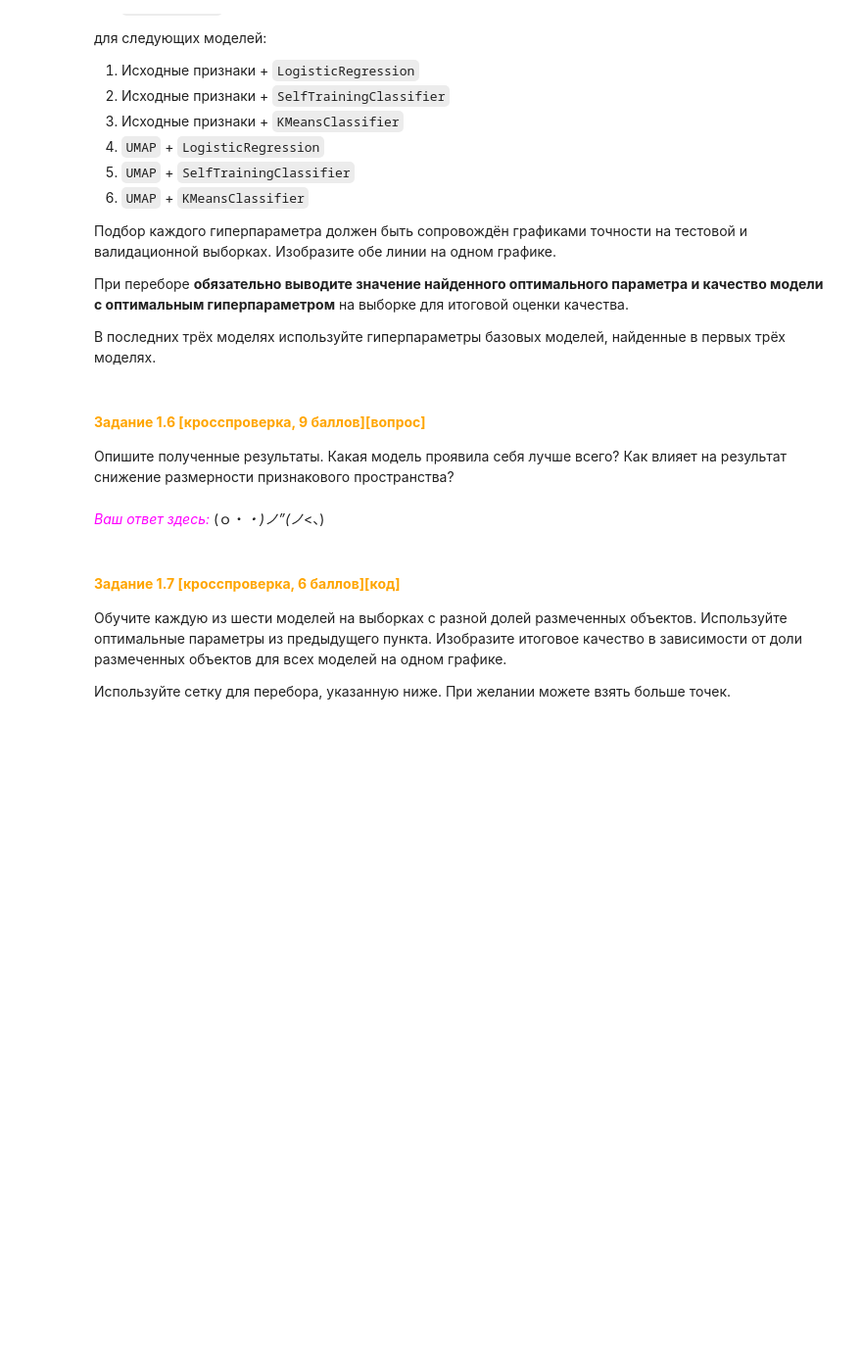
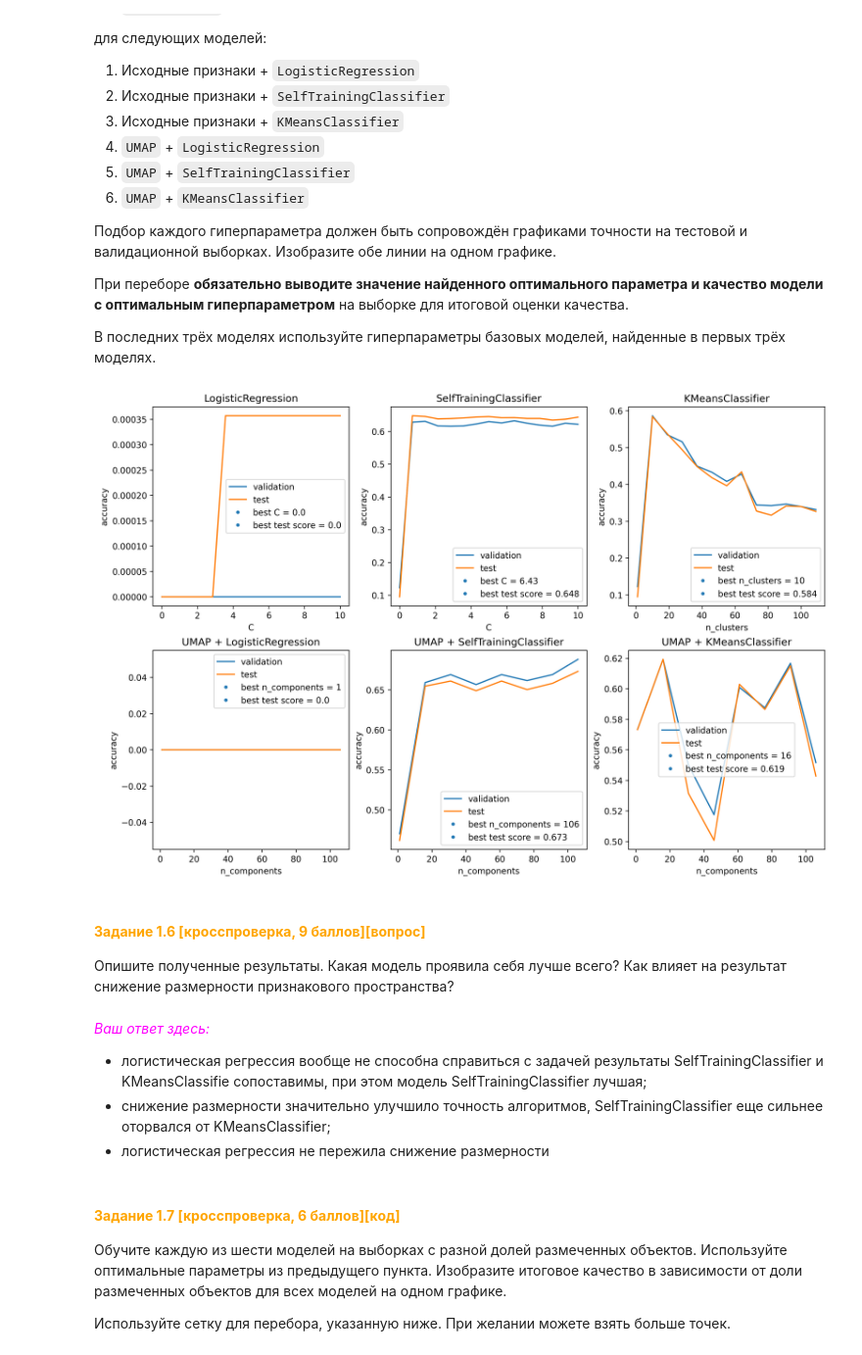
Before and after one commit to Vinaria/ML, a Jupyter notebook: semisupervised learning/SemiSupervised.ipynb, the cells around one changed output. Shown at 98% size. Saved outputs shown, nothing was run; the diff lists cells and outputs as text; code cells hidden in the pictures; blank space fills up the shorter version.

```diff
--- a/semisupervised learning/SemiSupervised.ipynb
+++ b/semisupervised learning/SemiSupervised.ipynb
@@ -451,7 +558,10 @@ matplotlib.rcParams['figure.dpi'] = 300
 # %%
 fraction_of_labeled = 0.01
 # %%
-# Ваш код здесь:＼(º □ º l|l)/
+_, unlabeled_indices = train_test_split(np.arange(mnist_labels_train.shape[0]), train_size=fraction_of_labeled)
+mnist_new_labels_train = mnist_labels_train.copy()
+mnist_new_labels_train[unlabeled_indices] = -1
+mnist_data_valid, mnist_data_new_test, mnist_labels_valid, mnist_labels_new_test = train_test_split(mnist_data_test, mnist_labels_test, train_size=0.3)
 # %% [markdown]
 #### <font color='orange'>**Задание 1.5 [кросспроверка, 9 баллов][код]**</font>
 
@@ -479,9 +643,50 @@ fraction_of_labeled = 0.01
+# %%
+fig, (ax1, ax2) = plt.subplots(2, 3, figsize=(12, 8), layout='constrained')
+
+for i, model in enumerate(model_grid):
+  if i < 2:
+    grid = C_grid
+    param_name = 'C'
+  else:
+    grid = n_clusters_grid
+    param_name = 'n_clusters'
+
+  ax1[i].plot(grid, total_results[i][0], label='validation')
+  ax1[i].plot(grid, total_results[i][1], label='test')
+  line1 = Line2D([], [], marker='.', linestyle='None', label=f'best {param_name} = {round(best_params[i], 2)}')
+  line2 = Line2D([], [], marker='.', linestyle='None', label=f'best test score = {round(max(total_results[i][1]), 3)}')
+  ax1[i].add_line(line1)
+  ax1[i].add_line(line2)
+  ax1[i].set_title(model)
+  ax1[i].set_xlabel(param_name)
+  ax1[i].set_ylabel('accuracy')
+  ax1[i].legend()
+
+for i, model in enumerate(model_grid):
+  grid = n_components_grid
+  param_name = 'n_components'
+
+  ax2[i].plot(grid, umap_total_results[i][0], label='validation')
+  ax2[i].plot(grid, umap_total_results[i][1], label='test')
+  line1 = Line2D([], [], marker='.', linestyle='None', label=f'best {param_name} = {round(umap_best_params[i], 2)}')
+  line2 = Line2D([], [], marker='.', linestyle='None', label=f'best test score = {round(max(umap_total_results[i][1]), 3)}')
+  ax2[i].add_line(line1)
+  ax2[i].add_line(line2)
+  ax2[i].set_title('UMAP + ' + model)
+  ax2[i].set_xlabel(param_name)
+  ax2[i].set_ylabel('accuracy')
+  ax2[i].legend()
+# %% [output]
+[figure, added]
 # %% [markdown]
 #### <font color='orange'>**Задание 1.6 [кросспроверка, 9 баллов][вопрос]**</font>
 
 Опишите полученные результаты. Какая модель проявила себя лучше всего? Как влияет на результат снижение размерности признакового пространства?
 # %% [markdown]
-<font color='magenta'>*Ваш ответ здесь:*</font> (ｏ・_・)ノ”(ノ_<、)
+<font color='magenta'>*Ваш ответ здесь:*</font>
+- логистическая регрессия вообще не способна справиться с задачей результаты SelfTrainingClassifier и KMeansClassifie сопоставимы, при этом модель SelfTrainingClassifier лучшая;
+- снижение размерности значительно улучшило точность алгоритмов, SelfTrainingClassifier еще сильнее оторвался от KMeansClassifier;
+- логистическая регрессия не пережила снижение размерности
 # %% [markdown]
 #### <font color='orange'>**Задание 1.7 [кросспроверка, 6 баллов][код]**</font>
 
```
Also changed, not shown: parts of 15 cells of this notebook.
